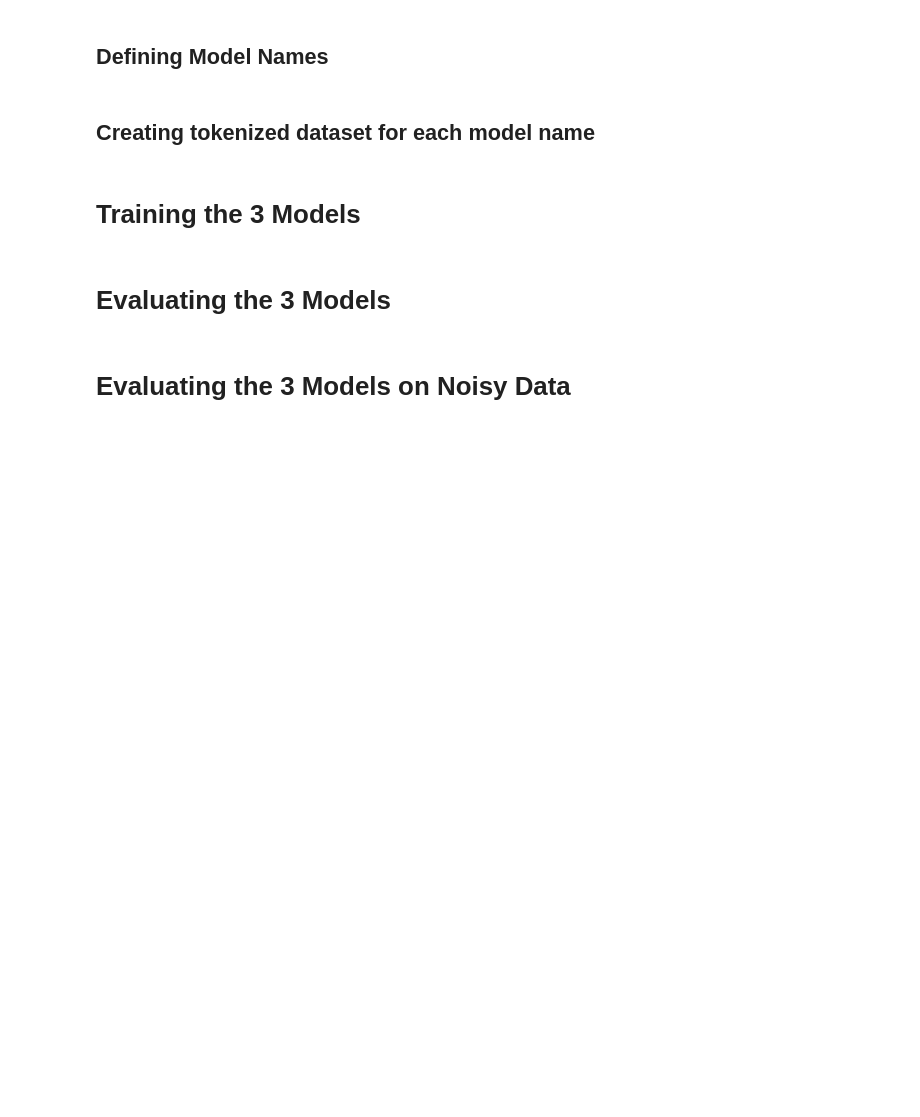
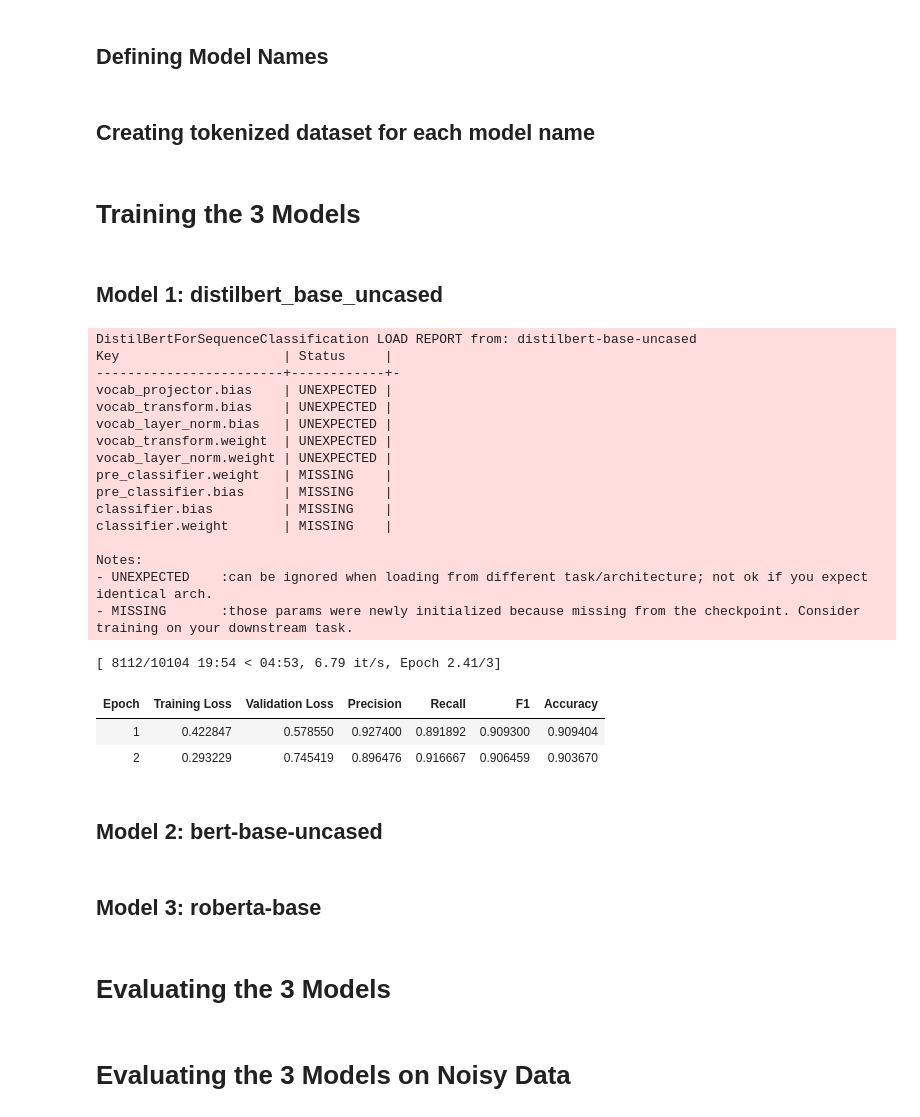
Before and after one commit to pa185/Coding_Project_Philip_Allen_CSM500-2026-APR_240233660, a Jupyter notebook: model-1.ipynb, the cells around one changed output. Saved outputs shown, nothing was run; the diff lists cells and outputs as text; code cells hidden in the pictures; blank space fills up the shorter version.

Commit message:
moved training arguments, building trainer and training into a function to be called upon for each model type

```diff
--- a/model-1.ipynb
+++ b/model-1.ipynb
@@ -193,7 +194,7 @@ def tokenise_dataset_for_model(model_name, raw_dataset, max_length=128):
     tokenized_dataset.set_format("torch")
 
 
-    return tokenized_dataset
+    return tokenized_dataset, tokenizer
 # %% [markdown]
 # Setup Evaluation Metrics
 # %% [markdown]
@@ -689,14 +713,48 @@ accuracy_f1_graph(spacing_results_df, "Spacing", "DistilBERT")
 # %% [markdown]
 ## Defining Model Names
 # %%
-distilbert_base_uncased = "distilbert-base-uncased"
-bert_base_uncased = "bert-base-uncased"
-roberta_base = "roberta-base"
+model_1 = "distilbert-base-uncased"
+model_2 = "bert-base-uncased"
+model_3 = "roberta-base"
 # %% [markdown]
 ## Creating tokenized dataset for each model name
 # %%
-tokenized_sst2_distilbert_base_uncased = tokenise_dataset_for_model(distilbert_base_uncased, sst2_split)
-tokenized_sst2_bert_base_uncased = tokenise_dataset_for_model(bert_base_uncased, sst2_split)
-tokenized_sst2_roberta_base = tokenise_dataset_for_model(roberta_base, sst2_split)
+tokenized_sst2_model_1, tokenizer_model_1 = tokenise_dataset_for_model(distilbert_base_uncased, sst2_split)
+tokenized_sst2_model_2, tokenizer_model_2 = tokenise_dataset_for_model(bert_base_uncased, sst2_split)
+tokenized_sst2_model_3, tokenizer_model_3 = tokenise_dataset_for_model(roberta_base, sst2_split)
 # %% [markdown]
 # Training the 3 Models
+# %% [markdown]
+## Model 1: distilbert_base_uncased
+# %%
+trainer_model_1 = train_model(
+    model_name = model_1,
+    tokenizer = tokenizer_model_1,
+    tokenized_train_dataset = tokenized_sst2_model_1["train"],
+    tokenized_validation_dataset = tokenized_sst2_model_1["validation"],
+    output_dir = "./model_1_sst2_baseline",
+    compute_metrics = compute_metrics,
+)
+# %% [output]
+DistilBertForSequenceClassification LOAD REPORT from: distilbert-base-uncased
+Key                     | Status     |
+------------------------+------------+-
+vocab_projector.bias    | UNEXPECTED |
+vocab_transform.bias    | UNEXPECTED |
+vocab_layer_norm.bias   | UNEXPECTED |
+vocab_transform.weight  | UNEXPECTED |
+vocab_layer_norm.weight | UNEXPECTED |
+pre_classifier.weight   | MISSING    |
+pre_classifier.bias     | MISSING    |
+classifier.bias         | MISSING    |
+classifier.weight       | MISSING    |
+
+Notes:
+- UNEXPECTED    :can be ignored when loading from different task/architecture; not ok if you expect identical arch.
+- MISSING       :those params were newly initialized because missing from the checkpoint. Consider training on your downstream task.
+[ 8112/10104 19:54 < 04:53, 6.79 it/s, Epoch 2.41/3]
+| Epoch | Training Loss | Validation Loss | Precision | Recall | F1 | Accuracy |
+| 1 | 0.422847 | 0.578550 | 0.927400 | 0.891892 | 0.909300 | 0.909404 |
+| 2 | 0.293229 | 0.745419 | 0.896476 | 0.916667 | 0.906459 | 0.903670 |
+# %% [markdown]
+## Model 2: bert-base-uncased
@@ -702,0 +770,2 @@ tokenized_sst2_roberta_base = tokenise_dataset_for_model(roberta_base, sst2_spli
+# %% [markdown]
+## Model 3: roberta-base
```
Also changed, not shown: parts of 7 cells of this notebook.
